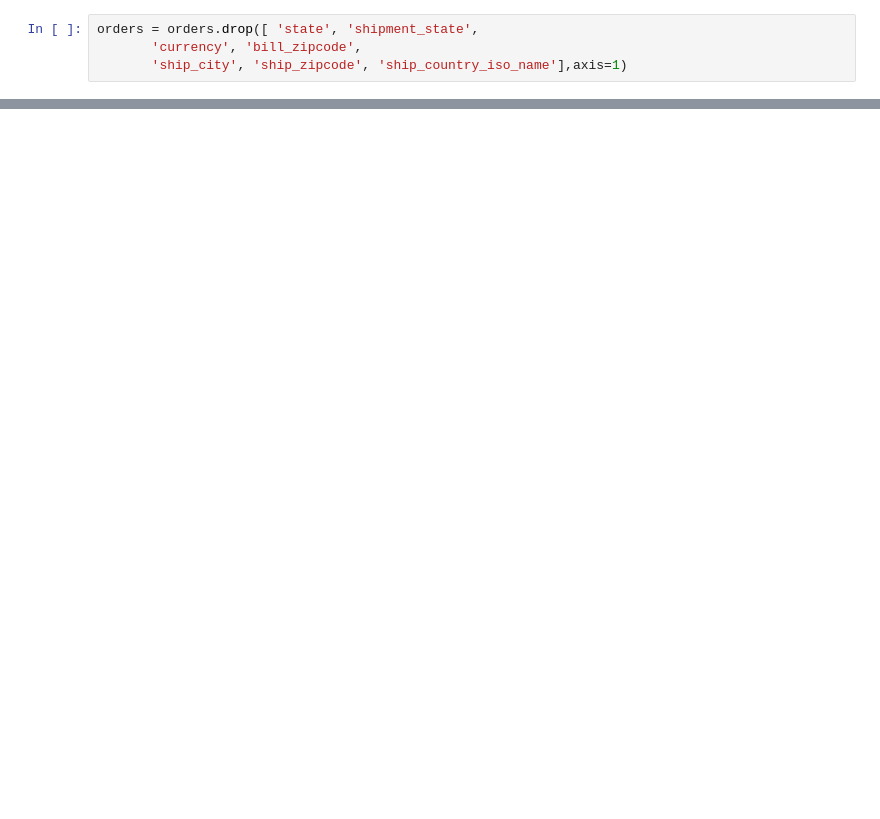
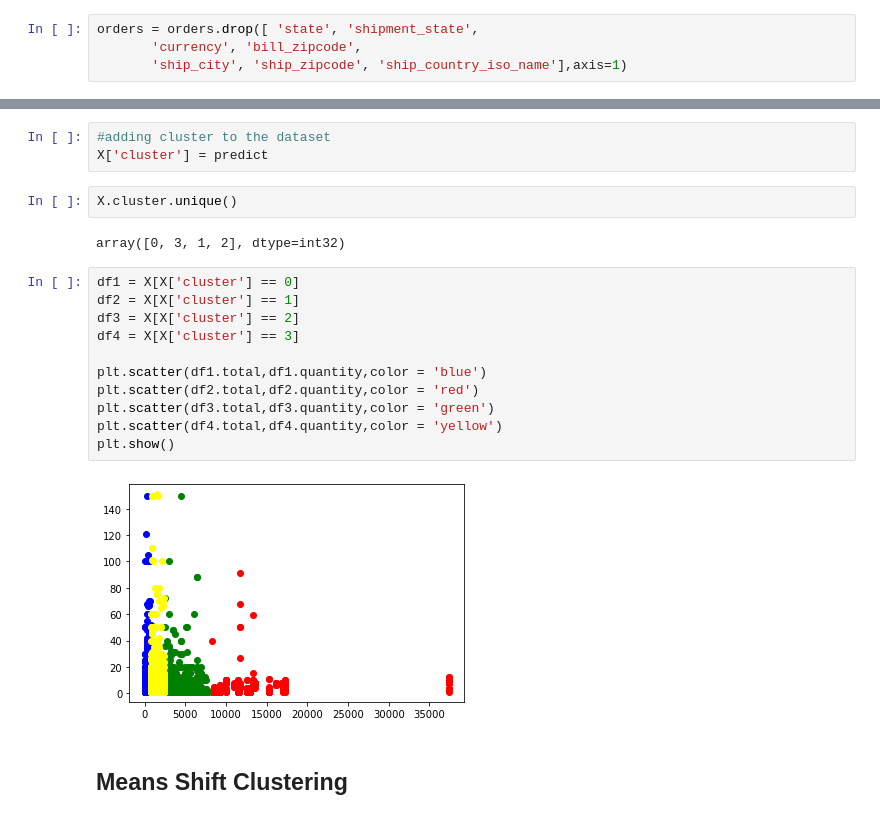
Before and after one commit to Iamnikhilramesh/Intern-files, a Jupyter notebook: Cluster analysis (Q2).ipynb, the cells around one changed output, grey strips where cells are left out. Cells and saved outputs as stored; diff of their text form; blank space fills up the shorter version.

```diff
--- a/Cluster analysis (Q2).ipynb
+++ b/Cluster analysis (Q2).ipynb
@@ -84,0 +98,22 @@ products.head(2)
+# %%
+#adding cluster to the dataset
+X['cluster'] = predict
+# %%
+X.cluster.unique()
+# %% [output]
+array([0, 3, 1, 2], dtype=int32)
+# %%
+df1 = X[X['cluster'] == 0]
+df2 = X[X['cluster'] == 1]
+df3 = X[X['cluster'] == 2]
+df4 = X[X['cluster'] == 3]
+
+plt.scatter(df1.total,df1.quantity,color = 'blue')
+plt.scatter(df2.total,df2.quantity,color = 'red')
+plt.scatter(df3.total,df3.quantity,color = 'green')
+plt.scatter(df4.total,df4.quantity,color = 'yellow')
+plt.show()
+# %% [output]
+[figure, added]
+# %% [markdown]
+## Means Shift Clustering
```
Also changed, not shown: parts of 19 cells of this notebook, 4 other files.
